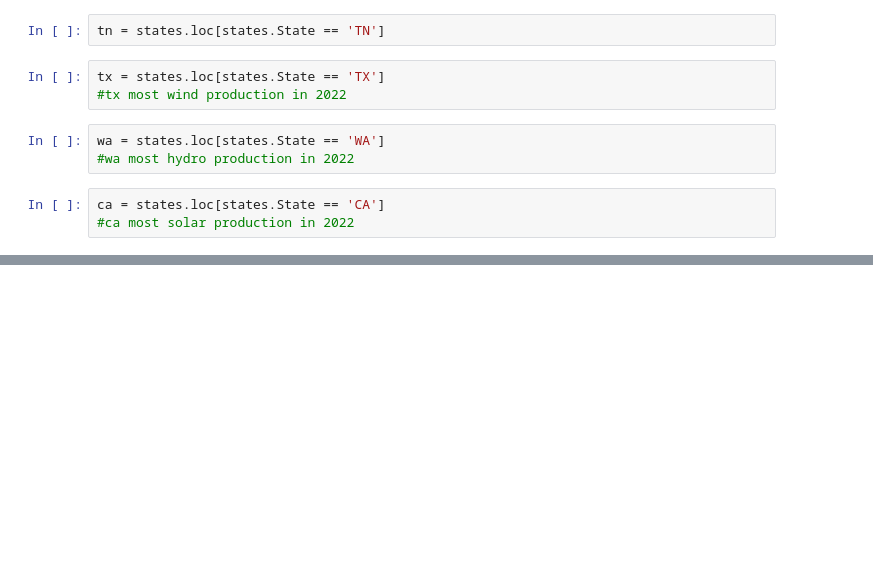
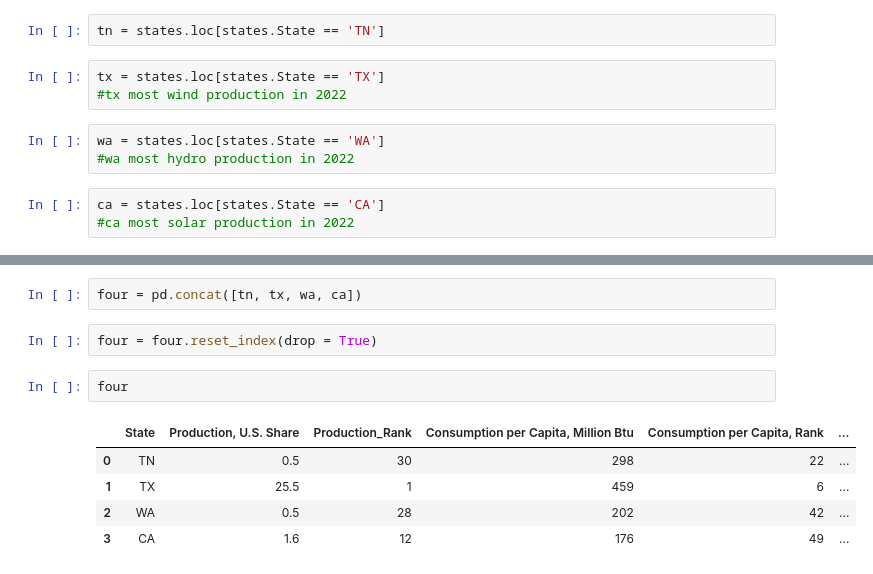
Before and after one commit to Hunter-Farrar/Capstone_Hunter, a Jupyter notebook: notebooks/states.ipynb, the cells around one changed output, grey strips where cells are left out. Drawn from its saved outputs; the diff is of its cells as text; blank space fills up the shorter version.

```diff
--- a/notebooks/states.ipynb
+++ b/notebooks/states.ipynb
@@ -53,0 +110,12 @@ tn
+# %%
+four = pd.concat([tn, tx, wa, ca])
+# %%
+four = four.reset_index(drop = True)
+# %%
+four
+# %% [output]
+|  | State | Production, U.S. Share | Production_Rank | Consumption per Capita, Million Btu | Consumption per Capita, Rank | ... |
+| 0 | TN | 0.5 | 30 | 298 | 22 | ... |
+| 1 | TX | 25.5 | 1 | 459 | 6 | ... |
+| 2 | WA | 0.5 | 28 | 202 | 42 | ... |
+| 3 | CA | 1.6 | 12 | 176 | 49 | ... |
```
Also changed, not shown: parts of 8 cells of this notebook, 5 other files.
